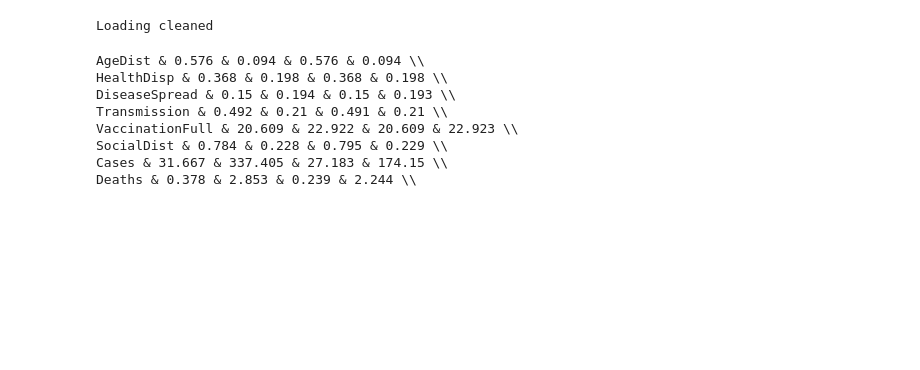
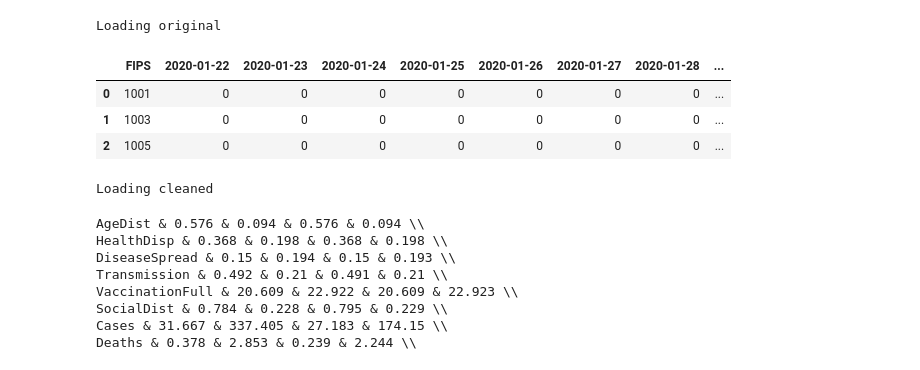
Before and after one commit to Data-ScienceHub/gpce-covid, a Jupyter notebook: TFT-pytorch/notebook/Ground truth.ipynb, the cells around one changed output. Drawn from its saved outputs; the diff is of its cells as text; code cells hidden in the pictures; blank space fills up the shorter version.

```diff
--- a/TFT-pytorch/notebook/Ground truth.ipynb
+++ b/TFT-pytorch/notebook/Ground truth.ipynb
@@ -20 +20,12 @@ last_date = to_datetime('12-27-2022')
 # last_date = to_datetime('12-29-2021')
+# %%
+print('Loading original')
+target = 'Cases'
+df_raw = pd.read_csv(f'../../dataset_raw/CovidMay17-2022/{target}.csv')
+df_raw.head(3)
+# %% [output]
+Loading original
+|  | FIPS | 2020-01-22 | 2020-01-23 | 2020-01-24 | 2020-01-25 | 2020-01-26 | 2020-01-27 | 2020-01-28 | ... |
+| 0 | 1001 | 0 | 0 | 0 | 0 | 0 | 0 | 0 | ... |
+| 1 | 1003 | 0 | 0 | 0 | 0 | 0 | 0 | 0 | ... |
+| 2 | 1005 | 0 | 0 | 0 | 0 | 0 | 0 | 0 | ... |
```
Also changed, not shown: parts of 17 cells of this notebook, 17 other files.
